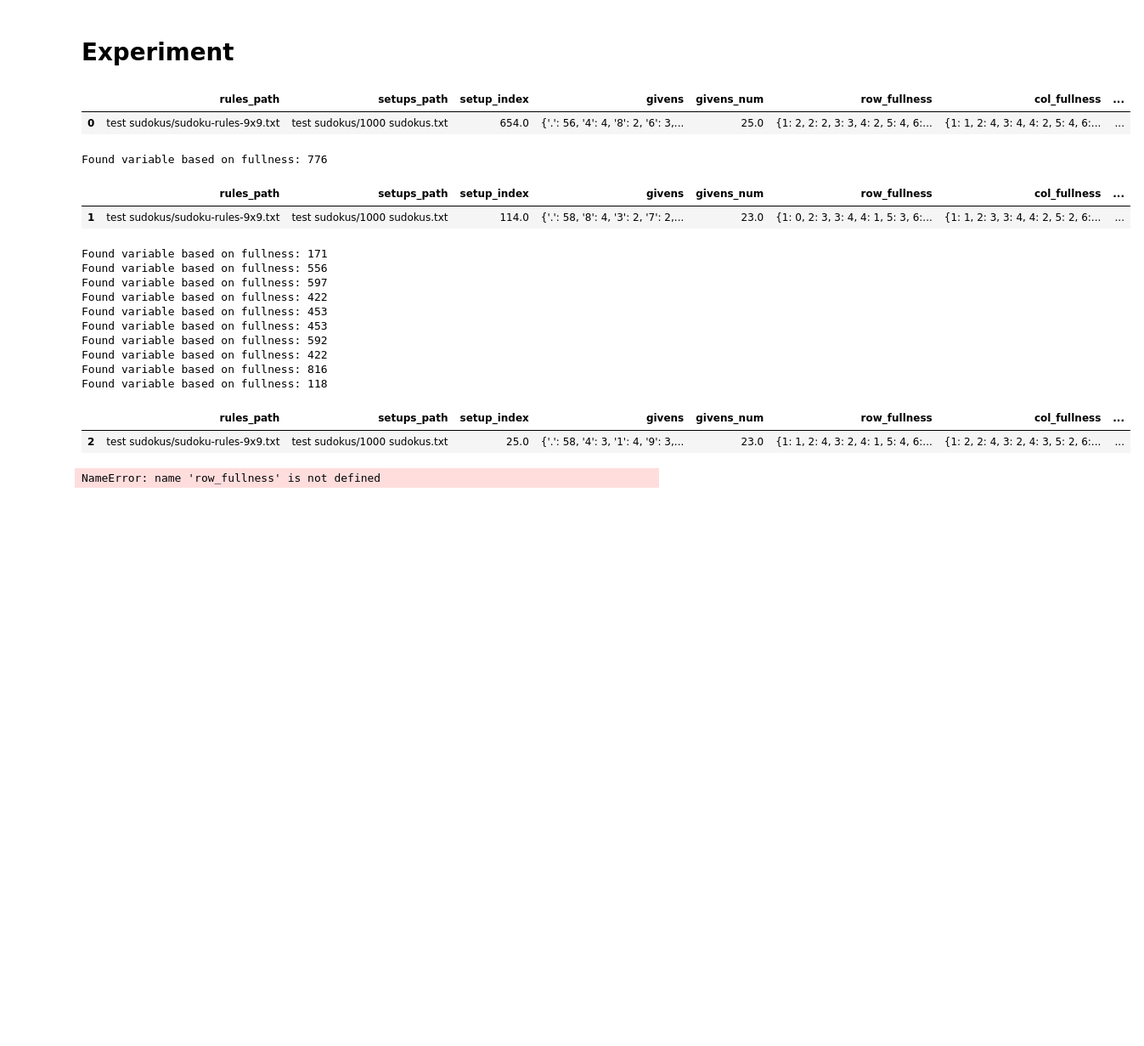
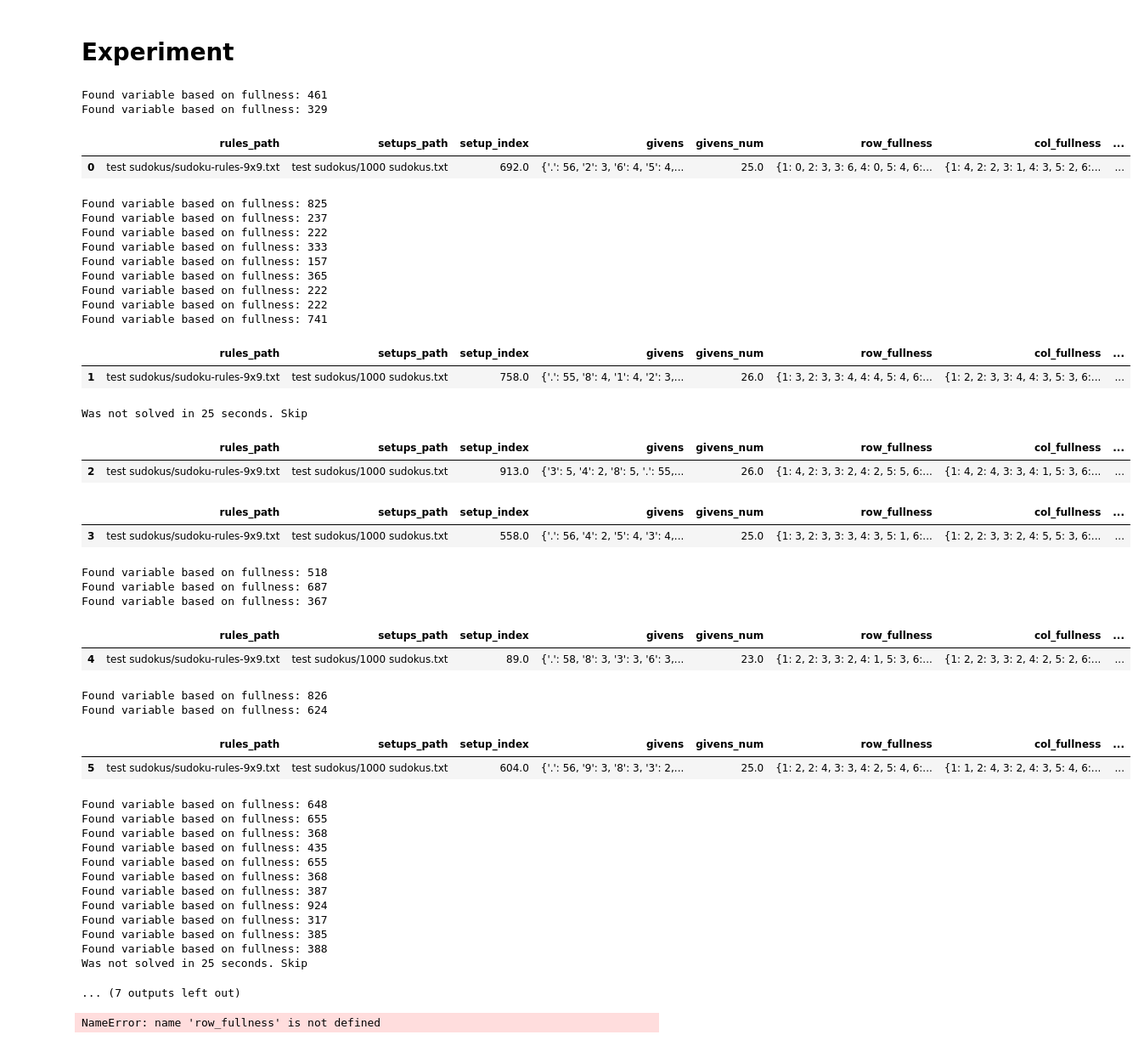
Before and after one commit to OlegBEZb/SudokuSATSolver, a Jupyter notebook: SAT_Sudoku.ipynb, the cells around one changed output. Shown: that part at 85% size. Drawn from its saved outputs; the diff is of its cells as text; code cells hidden in the pictures; blank space fills up the shorter version.

Commit message:
added time ceiling

```diff
--- a/SAT_Sudoku.ipynb
+++ b/SAT_Sudoku.ipynb
@@ -44,7 +42,8 @@ warnings.filterwarnings("ignore", category=np.VisibleDeprecationWarning)
 # %%
 def run_experiment(rules_path, setups_path,
                    variable_selection_method='JWTS',
-                   sudoku_num=50):
+                   sudoku_num=50,
+                   duration_limit_sec=300):
     rules = read_DIMACS(rules_path)
 
     with open(setups_path) as f:
@@ -63,41 +62,73 @@ def run_experiment(rules_path, setups_path,
                       variable_selection_method=variable_selection_method,
                       verbose=0)
 
+        time_limit = False
         start = time.time()
-        solution = solver.backtrack(solver.clauses, partial_assignment=[], split_literal=tuple())
+        try:
+            solution = exit_after(duration_limit_sec)(solver.backtrack)(solver.clauses, partial_assignment=[], split_literal=tuple())
+        except:
+            print(f'Was not solved in {duration_limit_sec} seconds. Skip')
+            solution = False, None
+            time_limit = True
         solution_time = time.time() - start
 
         givens, givens_num, row_fullness, col_fullness = get_setup_info(sudoku, sudoku_setup_CNF, sudoku_size)
 
-        results_df.loc[len(results_df), ['rules_path', 'setups_path', 'setup_index', 'givens', 'givens_num', 'row_fullness', 'col_fullness', 'variable_selection_method', 'sat', 'solution', 'time', 'backtracks']] = rules_path, setups_path, sudoku_index, givens, givens_num, row_fullness, col_fullness, variable_selection_method, *solution, solution_time, solver.backtrack_counter
+        results_df.loc[len(results_df), ['rules_path', 'setups_path', 'setup_index', 'givens', 'givens_num', 'row_fullness', 'col_fullness', 'variable_selection_method', 'sat', 'solution', 'time_limit', 'time', 'backtracks']] = rules_path, setups_path, sudoku_index, givens, givens_num, row_fullness, col_fullness, variable_selection_method, *solution, time_limit, solution_time, solver.backtrack_counter
         display(results_df.tail(1))
 
     return results_df
 # %%
 results_df = run_experiment(os.path.join(test_sats_path, 'sudoku-rules-9x9.txt'),
                             os.path.join(test_sats_path, '1000 sudokus.txt'), # 1000 sudokus, 4x4
                             variable_selection_method='fullness',
-                            sudoku_num=50,
+                            sudoku_num=10,
+                            duration_limit_sec=25,
               )
 results_df.to_csv("10_launches_size_9_2.csv", index=False)
 # %% [output]
+Found variable based on fullness: 461
+Found variable based on fullness: 329
 |  | rules_path | setups_path | setup_index | givens | givens_num | row_fullness | col_fullness | ... |
-| 0 | test sudokus/sudoku-rules-9x9.txt | test sudokus/1000 sudokus.txt | 654.0 | {'.': 56, '4': 4, '8': 2, '6': 3,... | 25.0 | {1: 2, 2: 2, 3: 3, 4: 2, 5: 4, 6:... | {1: 1, 2: 4, 3: 4, 4: 2, 5: 4, 6:... | ... |
+| 0 | test sudokus/sudoku-rules-9x9.txt | test sudokus/1000 sudokus.txt | 692.0 | {'.': 56, '2': 3, '6': 4, '5': 4,... | 25.0 | {1: 0, 2: 3, 3: 6, 4: 0, 5: 4, 6:... | {1: 4, 2: 2, 3: 1, 4: 3, 5: 2, 6:... | ... |
-Found variable based on fullness: 776
+Found variable based on fullness: 825
+Found variable based on fullness: 237
+Found variable based on fullness: 222
+Found variable based on fullness: 333
+Found variable based on fullness: 157
+Found variable based on fullness: 365
+Found variable based on fullness: 222
+Found variable based on fullness: 222
+Found variable based on fullness: 741
 |  | rules_path | setups_path | setup_index | givens | givens_num | row_fullness | col_fullness | ... |
-| 1 | test sudokus/sudoku-rules-9x9.txt | test sudokus/1000 sudokus.txt | 114.0 | {'.': 58, '8': 4, '3': 2, '7': 2,... | 23.0 | {1: 0, 2: 3, 3: 4, 4: 1, 5: 3, 6:... | {1: 1, 2: 3, 3: 4, 4: 2, 5: 2, 6:... | ... |
+| 1 | test sudokus/sudoku-rules-9x9.txt | test sudokus/1000 sudokus.txt | 758.0 | {'.': 55, '8': 4, '1': 4, '2': 3,... | 26.0 | {1: 3, 2: 3, 3: 4, 4: 4, 5: 4, 6:... | {1: 2, 2: 3, 3: 4, 4: 3, 5: 3, 6:... | ... |
-Found variable based on fullness: 171
-Found variable based on fullness: 556
-Found variable based on fullness: 597
-Found variable based on fullness: 422
-Found variable based on fullness: 453
-Found variable based on fullness: 453
-Found variable based on fullness: 592
-Found variable based on fullness: 422
-Found variable based on fullness: 816
-Found variable based on fullness: 118
+Was not solved in 25 seconds. Skip
 |  | rules_path | setups_path | setup_index | givens | givens_num | row_fullness | col_fullness | ... |
-| 2 | test sudokus/sudoku-rules-9x9.txt | test sudokus/1000 sudokus.txt | 25.0 | {'.': 58, '4': 3, '1': 4, '9': 3,... | 23.0 | {1: 1, 2: 4, 3: 2, 4: 1, 5: 4, 6:... | {1: 2, 2: 4, 3: 2, 4: 3, 5: 2, 6:... | ... |
+| 2 | test sudokus/sudoku-rules-9x9.txt | test sudokus/1000 sudokus.txt | 913.0 | {'3': 5, '4': 2, '8': 5, '.': 55,... | 26.0 | {1: 4, 2: 3, 3: 2, 4: 2, 5: 5, 6:... | {1: 4, 2: 4, 3: 3, 4: 1, 5: 3, 6:... | ... |
+|  | rules_path | setups_path | setup_index | givens | givens_num | row_fullness | col_fullness | ... |
+| 3 | test sudokus/sudoku-rules-9x9.txt | test sudokus/1000 sudokus.txt | 558.0 | {'.': 56, '4': 2, '5': 4, '3': 4,... | 25.0 | {1: 3, 2: 3, 3: 3, 4: 3, 5: 1, 6:... | {1: 2, 2: 3, 3: 2, 4: 5, 5: 3, 6:... | ... |
+Found variable based on fullness: 518
+Found variable based on fullness: 687
+Found variable based on fullness: 367
+|  | rules_path | setups_path | setup_index | givens | givens_num | row_fullness | col_fullness | ... |
+| 4 | test sudokus/sudoku-rules-9x9.txt | test sudokus/1000 sudokus.txt | 89.0 | {'.': 58, '8': 3, '3': 3, '6': 3,... | 23.0 | {1: 2, 2: 3, 3: 2, 4: 1, 5: 3, 6:... | {1: 2, 2: 3, 3: 2, 4: 2, 5: 2, 6:... | ... |
+Found variable based on fullness: 826
+Found variable based on fullness: 624
+|  | rules_path | setups_path | setup_index | givens | givens_num | row_fullness | col_fullness | ... |
+| 5 | test sudokus/sudoku-rules-9x9.txt | test sudokus/1000 sudokus.txt | 604.0 | {'.': 56, '9': 3, '8': 3, '3': 2,... | 25.0 | {1: 2, 2: 4, 3: 3, 4: 2, 5: 4, 6:... | {1: 1, 2: 4, 3: 2, 4: 3, 5: 4, 6:... | ... |
+Found variable based on fullness: 648
+Found variable based on fullness: 655
+Found variable based on fullness: 368
+Found variable based on fullness: 435
+Found variable based on fullness: 655
+Found variable based on fullness: 368
+Found variable based on fullness: 387
+Found variable based on fullness: 924
+Found variable based on fullness: 317
+Found variable based on fullness: 385
+Found variable based on fullness: 388
+Was not solved in 25 seconds. Skip
+... (7 outputs left out)
 # %%
 pa = [('124', True), ('121', False), ('111', True)]
 
```
Also changed, not shown: parts of 2 cells of this notebook, 3 other files.
